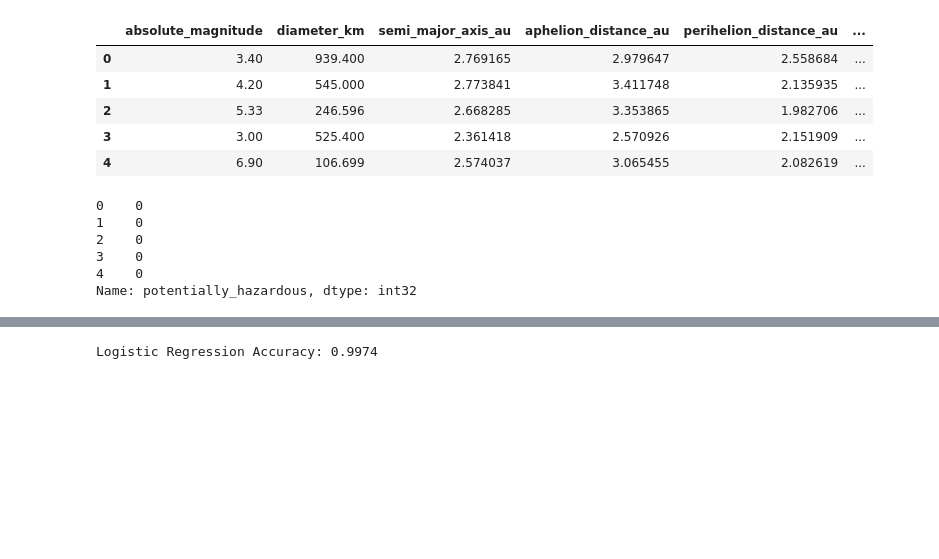
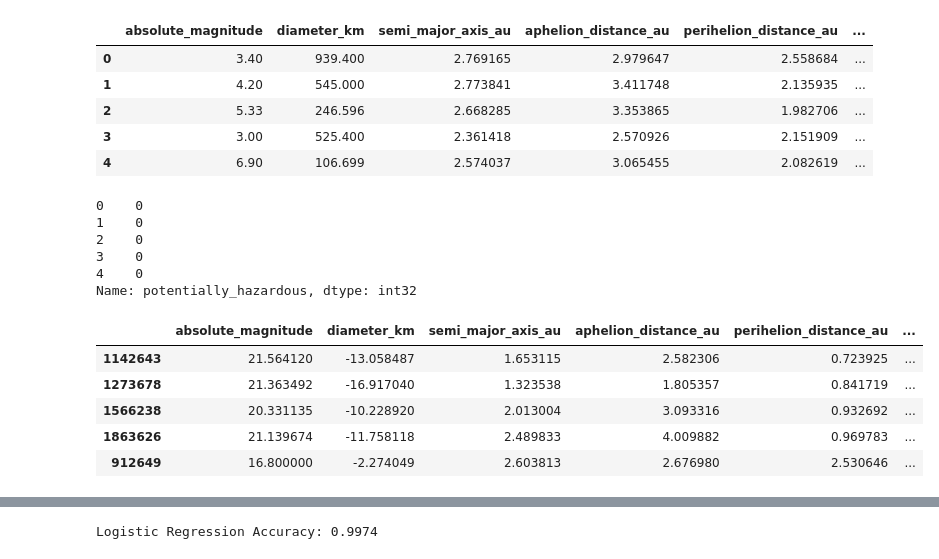
Before and after one commit to Mihirchauhan0709/ml-project, a Jupyter notebook: Models/regression.ipynb, the cells around one changed output, grey strips where cells are left out. Saved outputs shown, nothing was run; the diff lists cells and outputs as text; code cells hidden in the pictures; blank space fills up the shorter version.

```diff
--- a/Models/regression.ipynb
+++ b/Models/regression.ipynb
@@ -137,3 +137,13 @@ X_train, X_test, y_train, y_test = train_test_split(
 scaler = StandardScaler()
 X_train_scaled = scaler.fit_transform(X_train)
 X_test_scaled = scaler.transform(X_test)
+# %%
+# print the train - test split  and print the dataframe of train and test
+X_train.head()
+# %% [output]
+|  | absolute_magnitude | diameter_km | semi_major_axis_au | aphelion_distance_au | perihelion_distance_au | ... |
+| 1142643 | 21.564120 | -13.058487 | 1.653115 | 2.582306 | 0.723925 | ... |
+| 1273678 | 21.363492 | -16.917040 | 1.323538 | 1.805357 | 0.841719 | ... |
+| 1566238 | 20.331135 | -10.228920 | 2.013004 | 3.093316 | 0.932692 | ... |
+| 1863626 | 21.139674 | -11.758118 | 2.489833 | 4.009882 | 0.969783 | ... |
+| 912649 | 16.800000 | -2.274049 | 2.603813 | 2.676980 | 2.530646 | ... |
```
Also changed, not shown: parts of 1 cell of this notebook, 3 other files.
